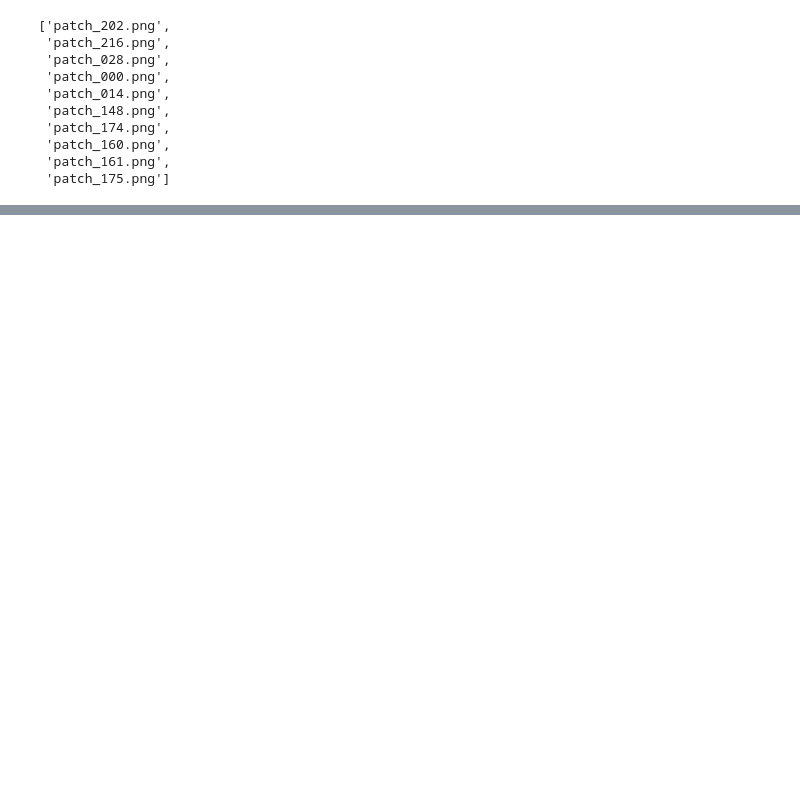
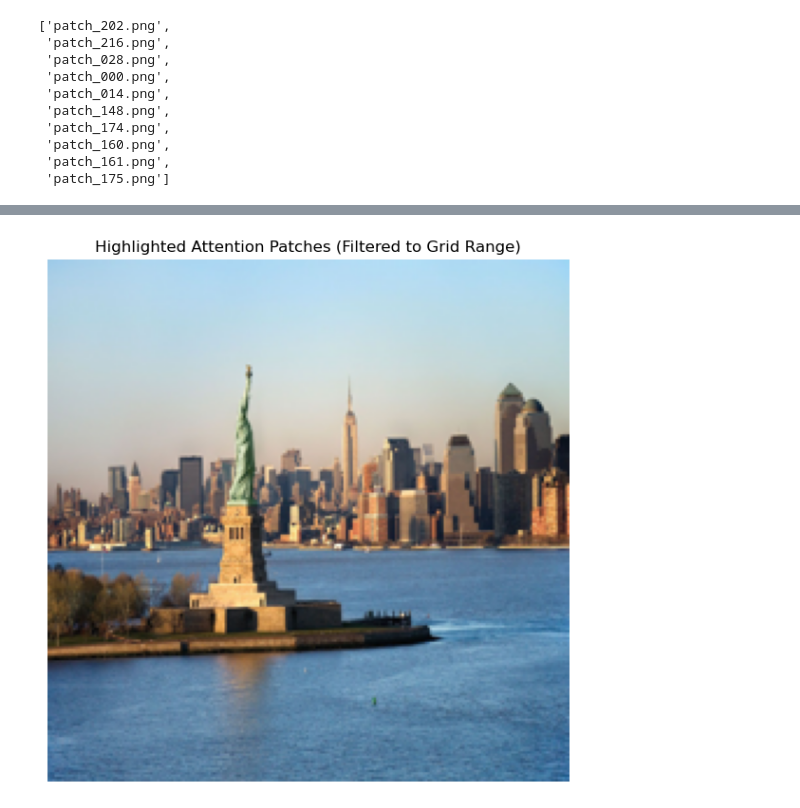
Before and after one commit to propardhu/UnderstandingVisionLLM, a Jupyter notebook: Llama-3.2InferanceAnalysis.ipynb, the cells around one changed output, grey strips where cells are left out. Cells and saved outputs as stored; diff of their text form; code cells hidden in the pictures; blank space fills up the shorter version.

```diff
--- a/Llama-3.2InferanceAnalysis.ipynb
+++ b/Llama-3.2InferanceAnalysis.ipynb
@@ -123,0 +216,36 @@ os.listdir(patch_output_dir)[:10]
+# %%
+# Re-run necessary imports and logic after environment reset
+
+from PIL import Image, ImageDraw
+import matplotlib.pyplot as plt
+
+# Reload and resize image
+image_path = "image.jpg"
+image = Image.open(image_path).convert("RGB").resize((224, 224))
+draw = ImageDraw.Draw(image)
+
+# Patches to highlight
+highlight_patch_ids = [3358, 3504, 3560, 3796, 3942]
+
+# Only show patches that fall within the 0–255 range for 16x16 grid
+visible_patch_ids = [i for i in highlight_patch_ids if i < 256]
+
+# Draw patch boundaries
+patch_size = 14
+patch_id = 0
+for row in range(0, 224, patch_size):
+    for col in range(0, 224, patch_size):
+        if patch_id in visible_patch_ids:
+            draw.rectangle([col, row, col + patch_size, row + patch_size], outline="red", width=2)
+            draw.text((col + 2, row + 2), str(patch_id), fill="red")
+        patch_id += 1
+
+# Show the result
+plt.figure(figsize=(6, 6))
+plt.imshow(image)
+plt.axis("off")
+plt.title("Highlighted Attention Patches (Filtered to Grid Range)")
+plt.tight_layout()
+plt.show()
+# %% [output]
+[figure, added]
```
Also changed, not shown: parts of 4 cells of this notebook, 24 other files.
